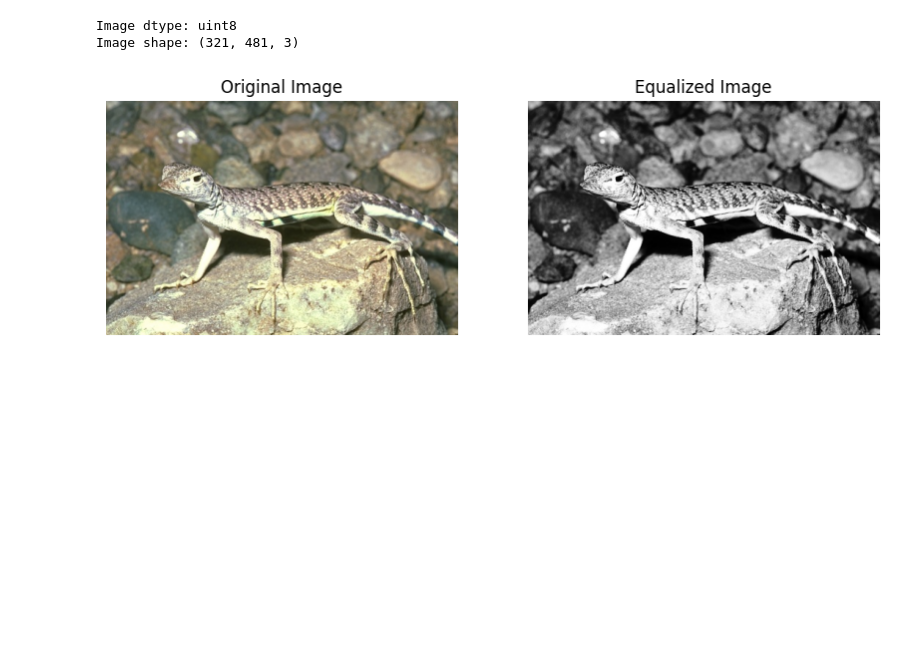
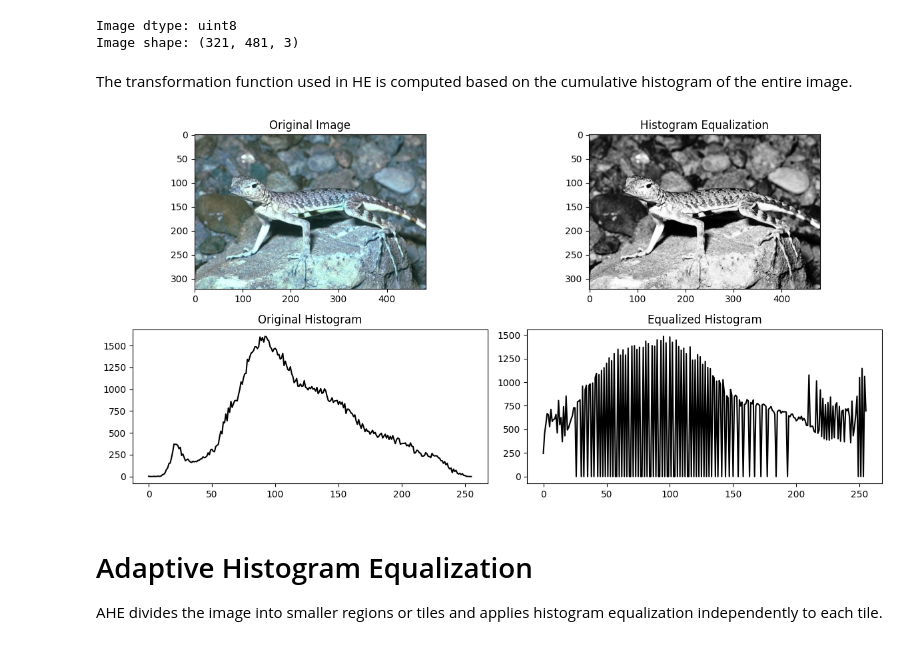
Before and after one commit to Aleena24/Computer-Vision, a Jupyter notebook: lab3_image_enhancement.ipynb, the cells around one changed output. Saved outputs shown, nothing was run; the diff lists cells and outputs as text; code cells hidden in the pictures; blank space fills up the shorter version.

```diff
--- a/lab3_image_enhancement.ipynb
+++ b/lab3_image_enhancement.ipynb
@@ -94,22 +104,37 @@ gray_image = cv2.cvtColor(image, cv2.COLOR_BGR2GRAY)
 
 # Perform histogram equalization
 equalized_image = cv2.equalizeHist(gray_image)
+# %%
+# Calculate histograms
+hist_original = cv2.calcHist([image], [0], None, [256], [0, 256])
+hist_equalized = cv2.calcHist([equalized_image], [0], None, [256], [0, 256])
+# %% [markdown]
+The transformation function used in HE is computed based on the cumulative histogram of the entire image.
 # %%
-# Plot original and equalized images using matplotlib
-plt.figure(figsize=(10, 5))
+# Plot histograms
+plt.figure(figsize=(12, 6))
 
-# Original image
-plt.subplot(1, 2, 1)
-plt.imshow(cv2.cvtColor(image, cv2.COLOR_BGR2RGB))
+plt.subplot(2, 2, 1)
+plt.imshow(image, cmap='gray')
 plt.title('Original Image')
-plt.axis('off')
 
-# Equalized image
-plt.subplot(1, 2, 2)
+plt.subplot(2, 2, 2)
 plt.imshow(equalized_image, cmap='gray')
-plt.title('Equalized Image')
-plt.axis('off')
+plt.title('Histogram Equalization')
 
+plt.subplot(2, 2, 3)
+plt.plot(hist_original, color='black')
+plt.title('Original Histogram')
+
+plt.subplot(2, 2, 4)
+plt.plot(hist_equalized, color='black')
+plt.title('Equalized Histogram')
+
+plt.tight_layout()
 plt.show()
 # %% [output]
-[figure, old version]
+[figure, new version]
+# %% [markdown]
+# Adaptive Histogram Equalization
+
+AHE divides the image into smaller regions or tiles and applies histogram equalization independently to each tile.
```
Also changed, not shown: parts of 9 cells of this notebook.
